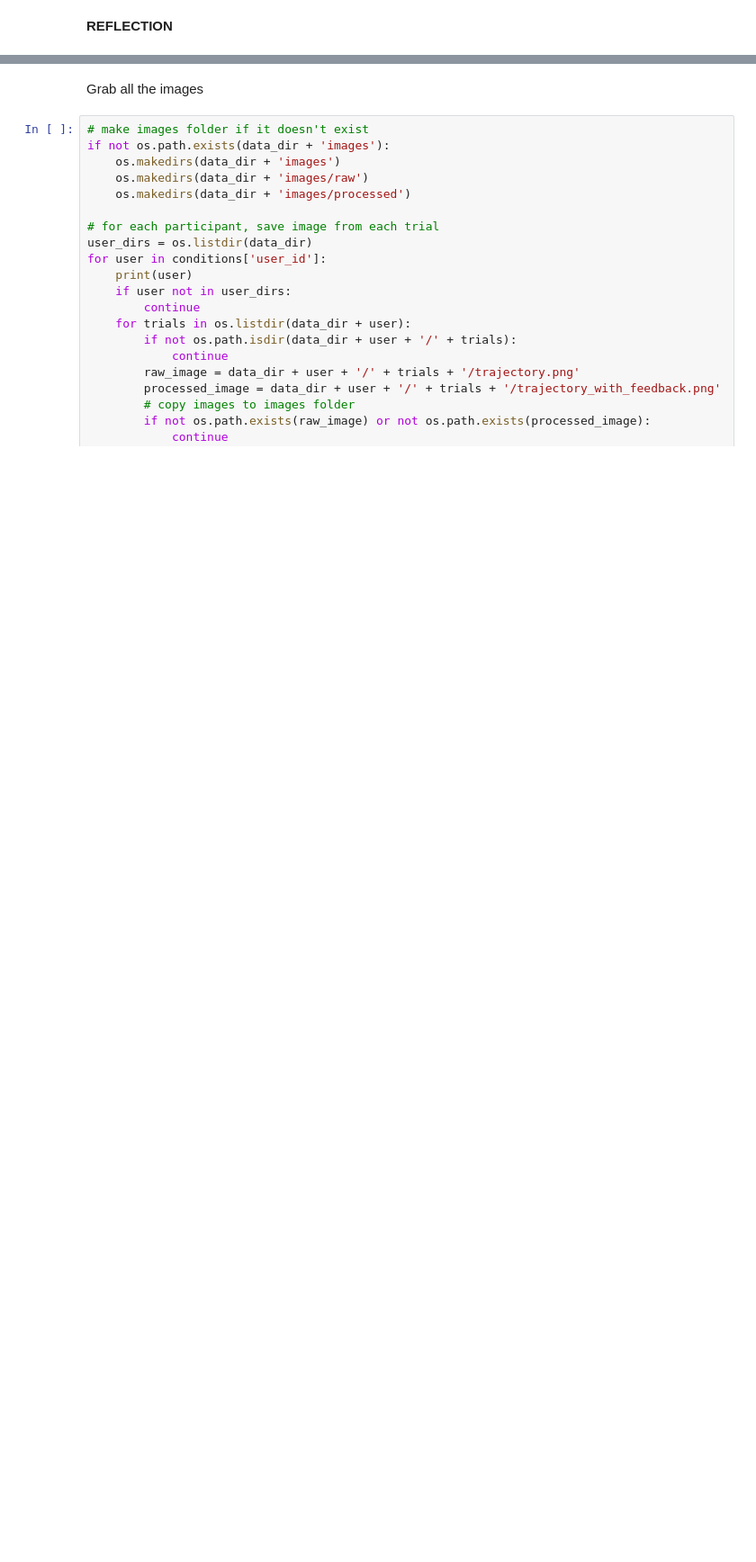
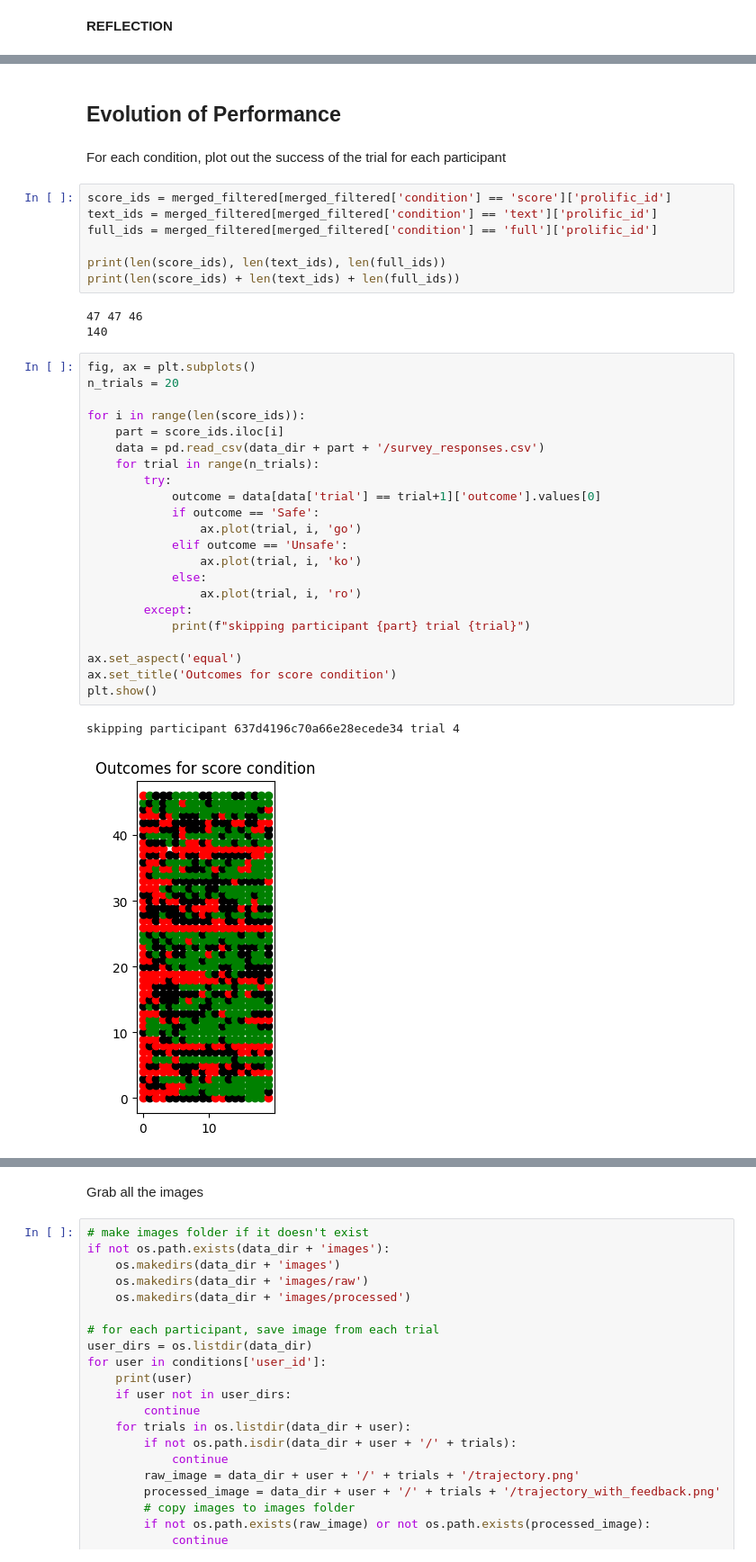
Before and after one commit to cairo-robotics/llm-multimodal-drone-feedback, a Jupyter notebook: analysis/analysis_brainstorm.ipynb, the cells around one changed output, grey strips where cells are left out. Shown: that part at 90% size. Drawn from its saved outputs; the diff is of its cells as text; blank space fills up the shorter version.

```diff
--- a/analysis/analysis_brainstorm.ipynb
+++ b/analysis/analysis_brainstorm.ipynb
@@ -1406,0 +1694,39 @@ stats.kruskal(*data_for_test)
+# %% [markdown]
+## Evolution of Performance
+# %% [markdown]
+For each condition, plot out the success of the trial for each participant
+# %%
+score_ids = merged_filtered[merged_filtered['condition'] == 'score']['prolific_id']
+text_ids = merged_filtered[merged_filtered['condition'] == 'text']['prolific_id']
+full_ids = merged_filtered[merged_filtered['condition'] == 'full']['prolific_id']
+
+print(len(score_ids), len(text_ids), len(full_ids))
+print(len(score_ids) + len(text_ids) + len(full_ids))
+# %% [output]
+47 47 46
+140
+# %%
+fig, ax = plt.subplots()
+n_trials = 20
+
+for i in range(len(score_ids)):
+    part = score_ids.iloc[i]
+    data = pd.read_csv(data_dir + part + '/survey_responses.csv')
+    for trial in range(n_trials):
+        try:
+            outcome = data[data['trial'] == trial+1]['outcome'].values[0]
+            if outcome == 'Safe':
+                ax.plot(trial, i, 'go')
+            elif outcome == 'Unsafe':
+                ax.plot(trial, i, 'ko')
+            else:
+                ax.plot(trial, i, 'ro')
+        except:
+            print(f"skipping participant {part} trial {trial}")
+
+ax.set_aspect('equal')
+ax.set_title('Outcomes for score condition')
+plt.show()
+# %% [output]
+skipping participant 637d4196c70a66e28ecede34 trial 4
+[figure, added]
```
Also changed, not shown: parts of 115 cells of this notebook.
